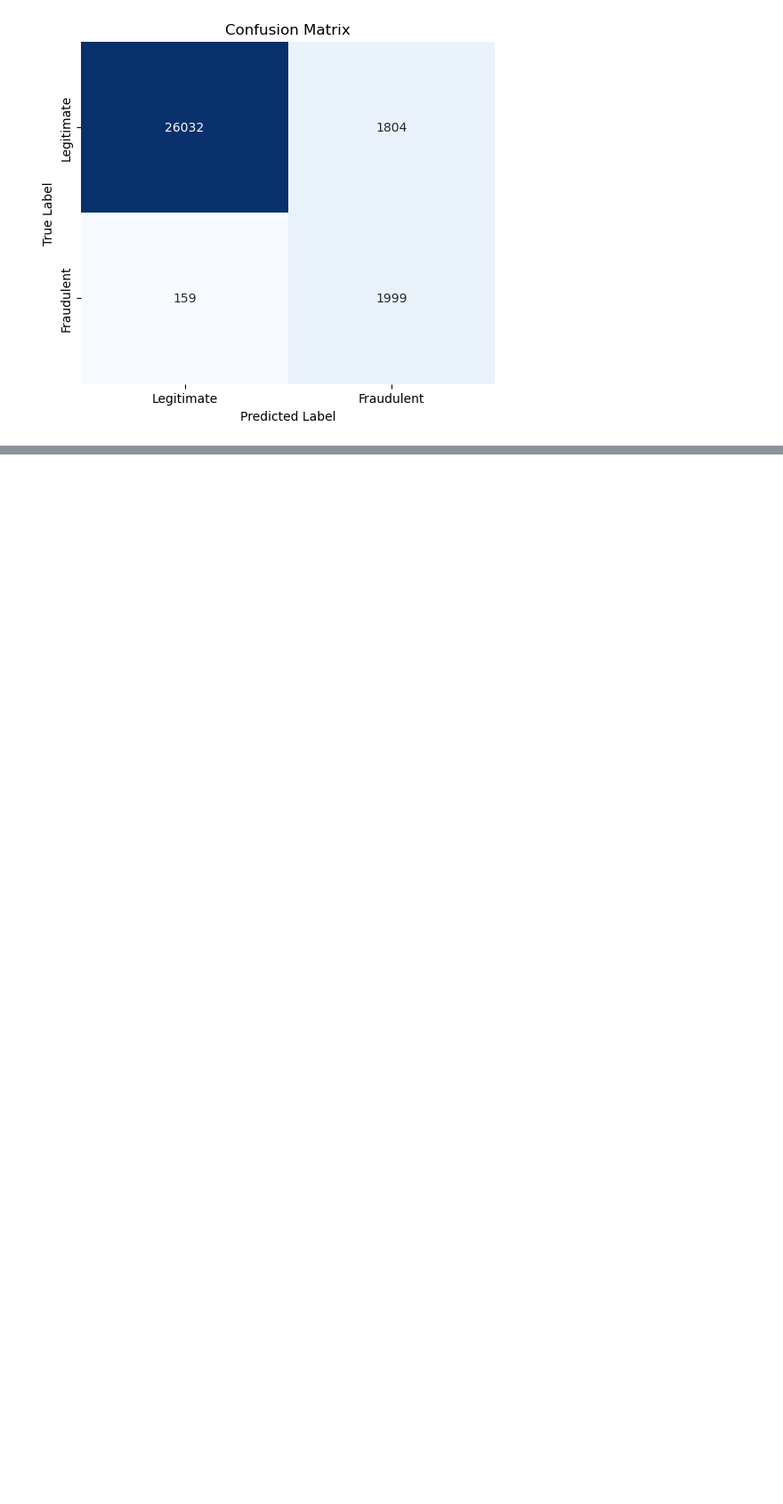
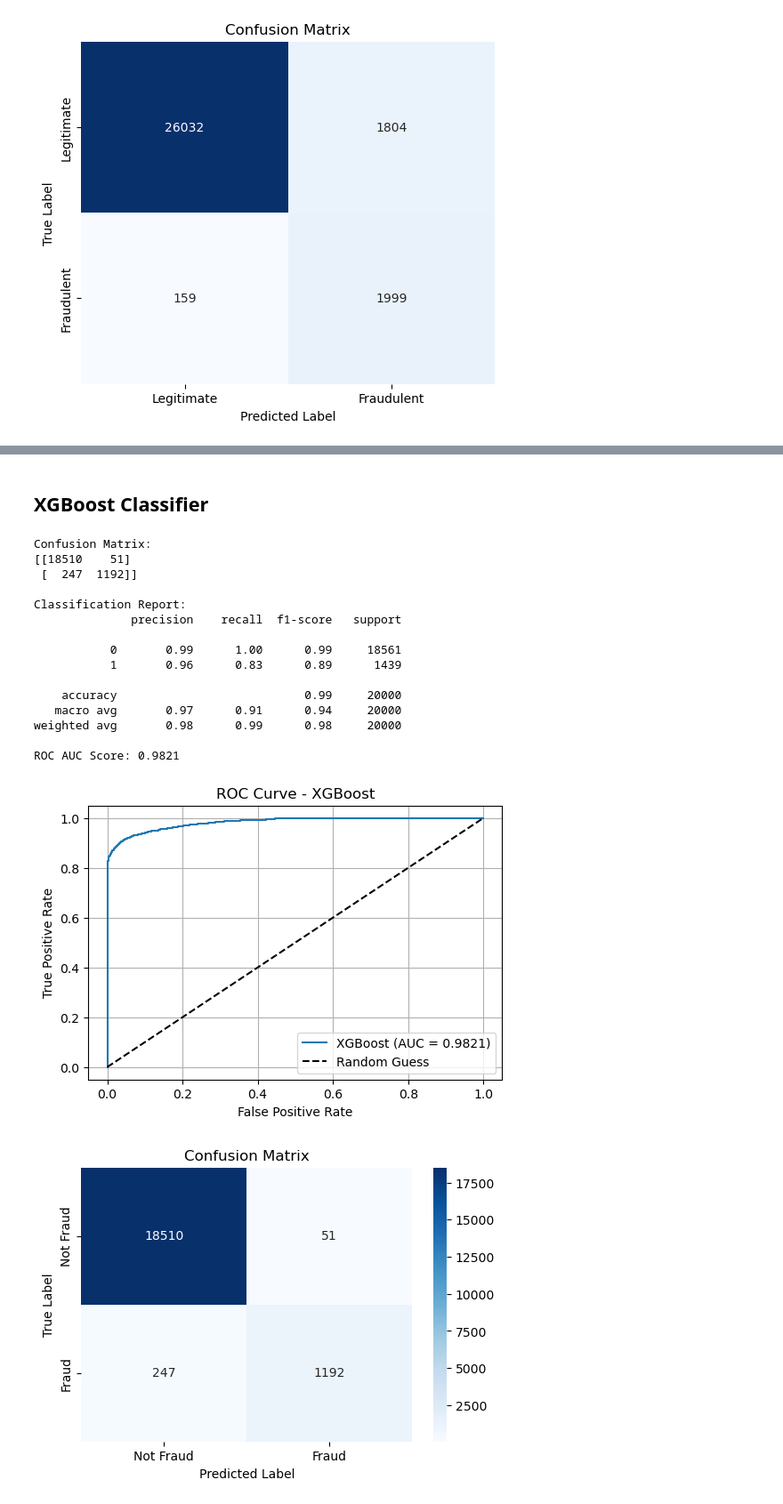
Before and after one commit to brianwells54/capstone, a Jupyter notebook: credit_card_fraud_detection.ipynb, the cells around one changed output, grey strips where cells are left out. Shown: that part at 89% size. Saved outputs shown, nothing was run; the diff lists cells and outputs as text; code cells hidden in the pictures; blank space fills up the shorter version.

```diff
--- a/credit_card_fraud_detection.ipynb
+++ b/credit_card_fraud_detection.ipynb
@@ -396,0 +484,2 @@ ROC-AUC Score: 0.9745
+# %% [markdown]
+## XGBoost Classifier
@@ -396,0 +522,56 @@ ROC-AUC Score: 0.9745
+# %%
+
+xgb_model = XGBClassifier(eval_metric='logloss', random_state=42)
+xgb_model.fit(X_train_resampled, y_train_resampled)
+
+# Predictions
+y_pred_xgb = xgb_model.predict(X_test_imputed)
+y_proba_xgb = xgb_model.predict_proba(X_test_imputed)[:, 1]
+# %%
+# Evaluation
+conf_matrix_xgb = confusion_matrix(y_test, y_pred_xgb)
+
+print("Confusion Matrix:")
+print(confusion_matrix(y_test, y_pred_xgb))
+print("\nClassification Report:")
+print(classification_report(y_test, y_pred_xgb))
+print(f"ROC AUC Score: {roc_auc_score(y_test, y_proba_xgb):.4f}")
+# Plot ROC Curve
+fpr, tpr, thresholds = roc_curve(y_test, y_proba_xgb)
+roc_auc = auc(fpr, tpr)
+
+plt.figure(figsize=(6, 4))
+plt.plot(fpr, tpr, label=f'XGBoost (AUC = {roc_auc:.4f})')
+plt.plot([0, 1], [0, 1], 'k--', label='Random Guess')
+plt.xlabel('False Positive Rate')
+plt.ylabel('True Positive Rate')
+plt.title('ROC Curve - XGBoost')
+plt.legend(loc='lower right')
+plt.grid(True)
+plt.show()
+
+
+plt.figure(figsize=(6, 4))
+sns.heatmap(conf_matrix_xgb, annot=True, fmt='d', cmap='Blues', xticklabels=['Not Fraud', 'Fraud'], yticklabels=['Not Fraud', 'Fraud'])
+plt.title('Confusion Matrix')
+plt.xlabel('Predicted Label')
+plt.ylabel('True Label')
+plt.show()
+# %% [output]
+Confusion Matrix:
+[[18510    51]
+ [  247  1192]]
+
+Classification Report:
+              precision    recall  f1-score   support
+
+           0       0.99      1.00      0.99     18561
+           1       0.96      0.83      0.89      1439
+
+    accuracy                           0.99     20000
+   macro avg       0.97      0.91      0.94     20000
+weighted avg       0.98      0.99      0.98     20000
+
+ROC AUC Score: 0.9821
+[figure, added]
+[figure, added]
```
Also changed, not shown: parts of 23 cells of this notebook.
